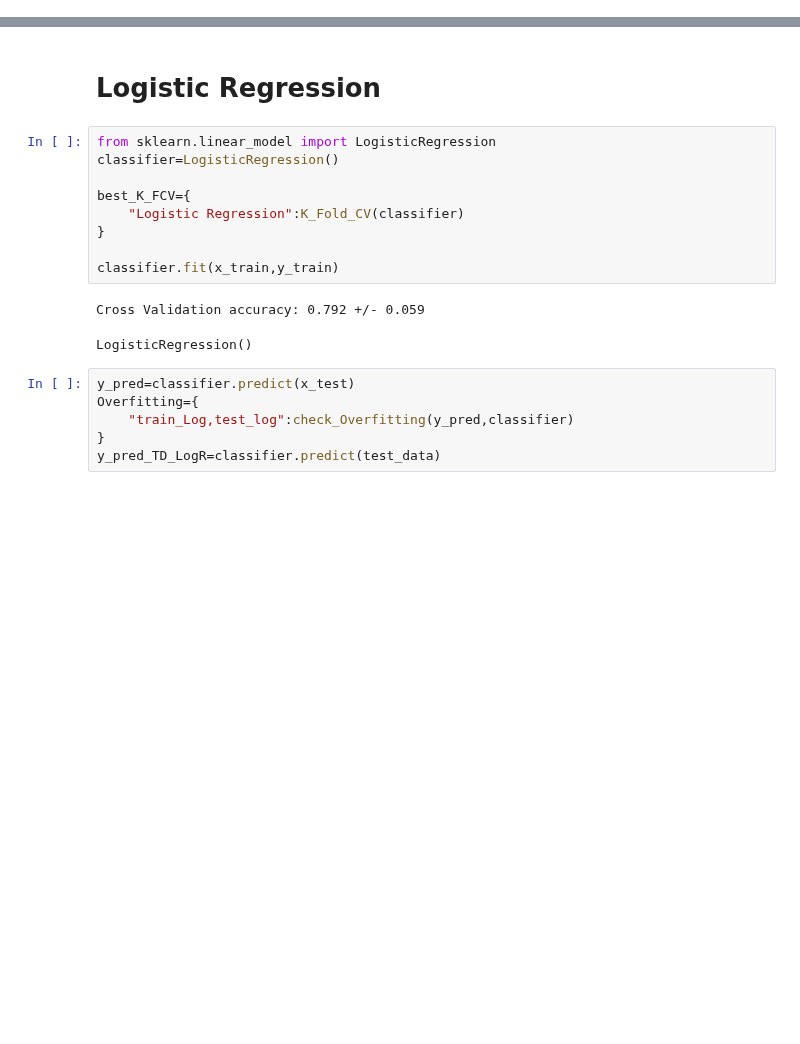
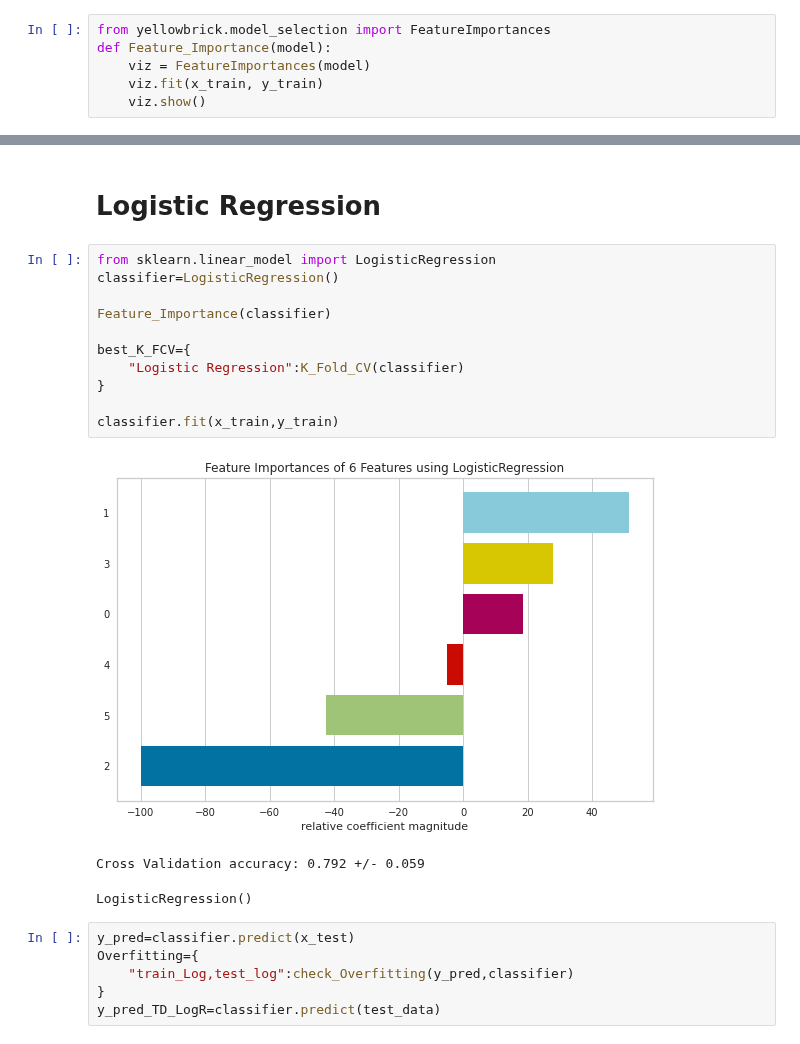
Before and after one commit to DiaaEssam/Titanic-Machine-Learning-from-Disaster, a Jupyter notebook: titanic-problem.ipynb, the cells around one changed output, grey strips where cells are left out. Drawn from its saved outputs; the diff is of its cells as text; blank space fills up the shorter version.

```diff
--- a/titanic-problem.ipynb
+++ b/titanic-problem.ipynb
@@ -453,3 +455,9 @@ def best_param(model,param_grid):
+# %%
+from yellowbrick.model_selection import FeatureImportances
+def Feature_Importance(model):
+    viz = FeatureImportances(model)
+    viz.fit(x_train, y_train)
+    viz.show()
 # %% [markdown]
 # Confusion Matrix
 # %%
@@ -474,13 +482,16 @@ def check_Overfitting(yhat_test,model):
 # %%
 from sklearn.linear_model import LogisticRegression
 classifier=LogisticRegression()
+
+Feature_Importance(classifier)
 
 best_K_FCV={
     "Logistic Regression":K_Fold_CV(classifier)
 }
 
 classifier.fit(x_train,y_train)
 # %% [output]
+[figure, added]
 Cross Validation accuracy: 0.792 +/- 0.059
 LogisticRegression()
 # %%
```
Also changed, not shown: parts of 15 cells of this notebook.
